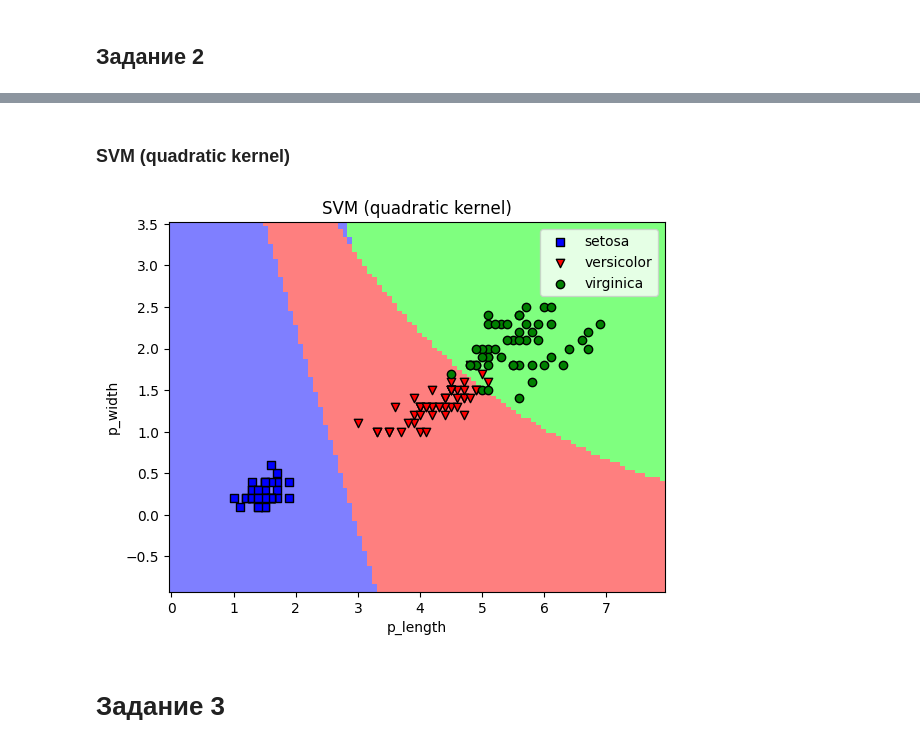
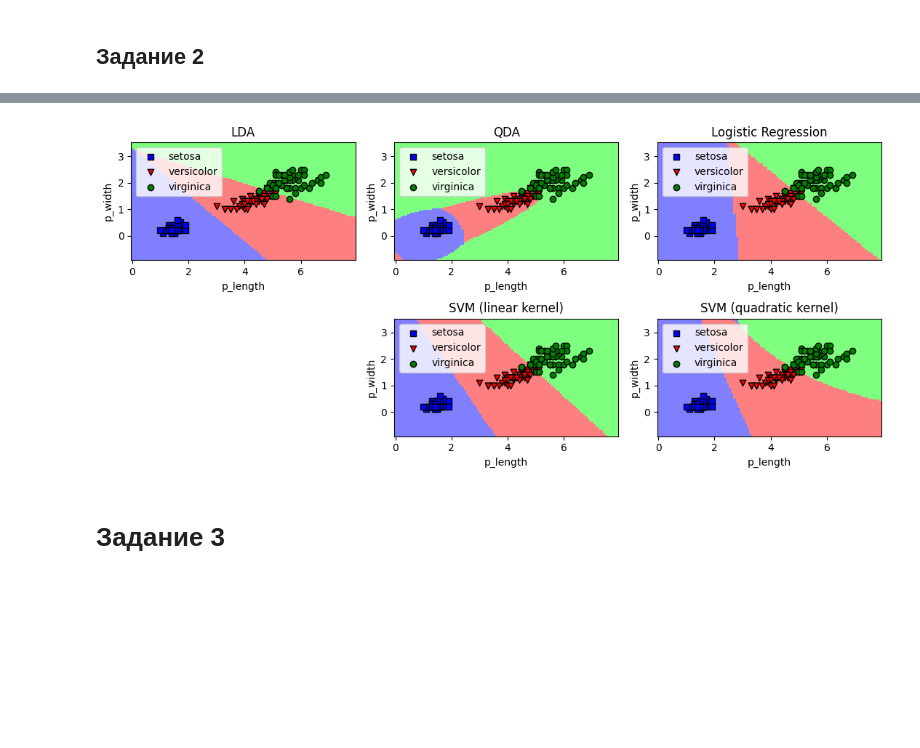
Before and after one commit to HerrPhoton/Theory-of-statistical-solutions, a Jupyter notebook: lab1.ipynb, the cells around one changed output, grey strips where cells are left out. Drawn from its saved outputs; the diff is of its cells as text; code cells hidden in the pictures; blank space fills up the shorter version.

```diff
--- a/lab1.ipynb
+++ b/lab1.ipynb
@@ -69,7 +70,7 @@ sns.pairplot(full_df,
 # %%
 cols = np.random.permutation(df.columns.values)[:2]
 # %%
-def show_scatter(ax, cols, targets):
+def show_scatter(ax, cols, targets, show_labels = False, title = None):
 
     target = np.unique(targets)
 
@@ -88,8 +89,15 @@ def show_scatter(ax, cols, targets):
                    marker = m,
                    label = iris.target_names[l],
                    edgecolors = 'black')
+
+    if show_labels:
+        ax.set_xlabel(cols[0])
+        ax.set_ylabel(cols[1])
+
+    if title is not None:
+        ax.set_title(title)
 # %%
-def show_plot(estimator, cols, targets, title, ax = None):
+def show_plot(estimator, cols, targets, title = None, ax = None):
 
     if ax is None:
         ax = plt.axes()
@@ -104,8 +112,9 @@ def show_plot(estimator, cols, targets, title, ax = None):
 
     show_scatter(ax, cols, targets)
 
-    plt.legend()
-    plt.title(title)
-    plt.xlabel(cols[0])
-    plt.ylabel(cols[1])
-    plt.show()
+    if title is not None:
+        ax.set_title(title)
+
+    ax.legend()
+    ax.set_xlabel(cols[0])
+    ax.set_ylabel(cols[1])
@@ -140,10 +121,25 @@ show_plot(linSVC, cols, iris.target, 'SVM (linear kernel)')
-# %% [markdown]
-### SVM (quadratic kernel)
-# %%
-polySVC = svm.SVC(kernel = 'poly').fit(df[cols], iris.target)
-show_plot(polySVC, cols, iris.target, 'SVM (quadratic kernel)')
-# %% [output]
-[figure, removed]
+# %%
+fig = plt.figure(layout = 'constrained')
+gs = GridSpec(2, 3, figure = fig)
+
+fig.set_figwidth(11)
+fig.set_figheight(5)
+
+models = [LDA(), QDA(), LogReg(), svm.SVC(kernel = 'linear'), svm.SVC(kernel = 'poly')]
+titles = ['LDA', 'QDA', 'Logistic Regression', 'SVM (linear kernel)', 'SVM (quadratic kernel)']
+gss = [gs[0, 0], gs[0, 1], gs[0, 2], gs[1, 1], gs[1, 2]]
+
+for model, title, grid in zip(models, titles, gss):
+
+    ax = fig.add_subplot(grid)
+
+    m = model.fit(df[cols], iris.target)
+    show_plot(m, cols, iris.target, title, ax = ax)
+
+plt.tight_layout()
+plt.show()
+# %% [output]
+[figure, added]
 # %% [markdown]
 # Задание 3
 # %%
```
Also changed, not shown: parts of 12 cells of this notebook.
